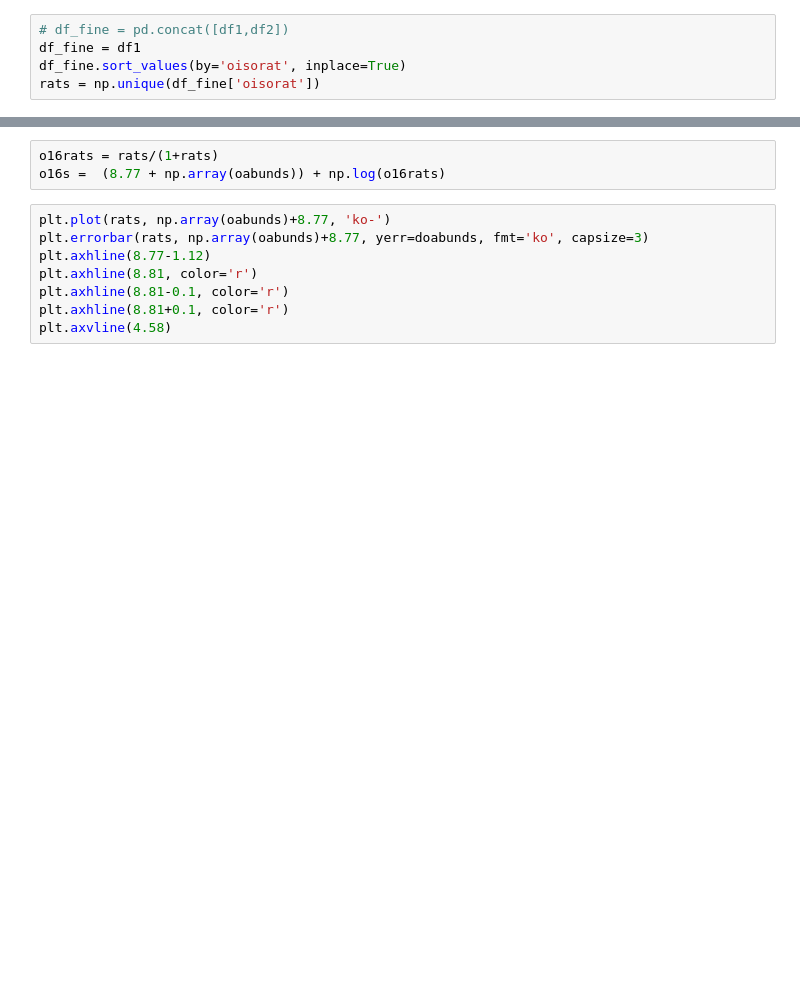
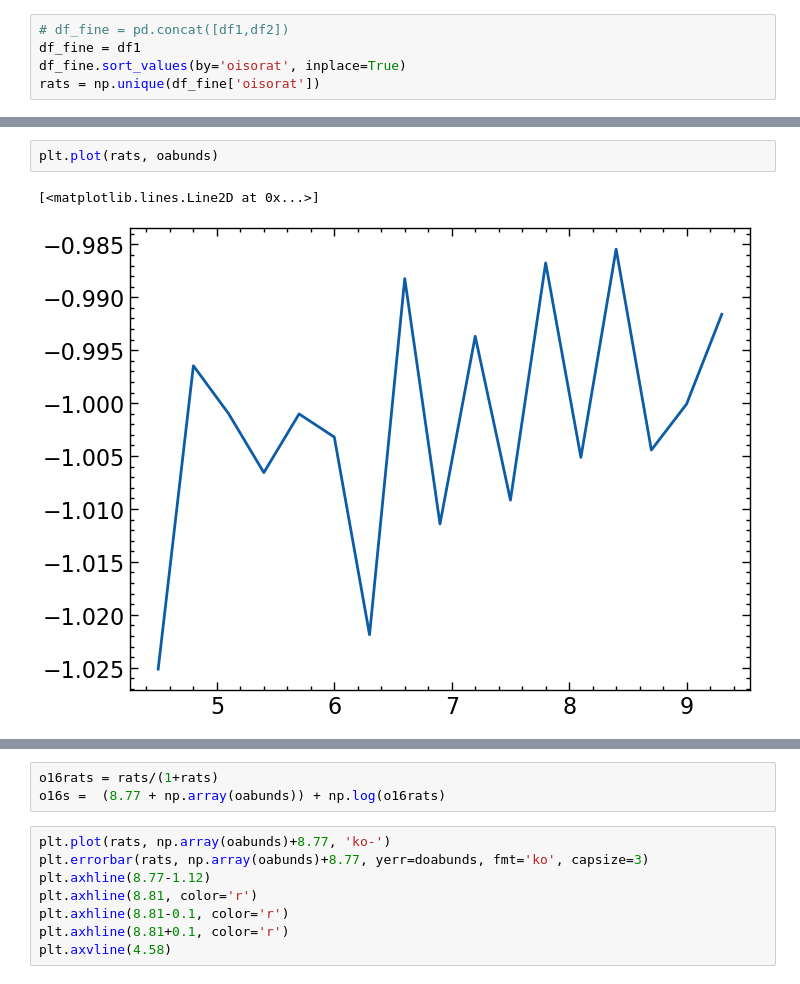
Before and after one commit to advaitmehla/TSFitPy, a Jupyter notebook: plotting_tools/asas-rcb-21_comb.ipynb, the cells around one changed output, grey strips where cells are left out. Cells and saved outputs as stored; diff of their text form; blank space fills up the shorter version.

```diff
--- a/plotting_tools/asas-rcb-21_comb.ipynb
+++ b/plotting_tools/asas-rcb-21_comb.ipynb
@@ -124,0 +150,5 @@ Text(0.5, 0, '16O/18O ratio')
+# %%
+plt.plot(rats, oabunds)
+# %% [output]
+[<matplotlib.lines.Line2D at 0x...>]
+[figure, added]
```
Also changed, not shown: parts of 16 cells of this notebook, 18 other files.
